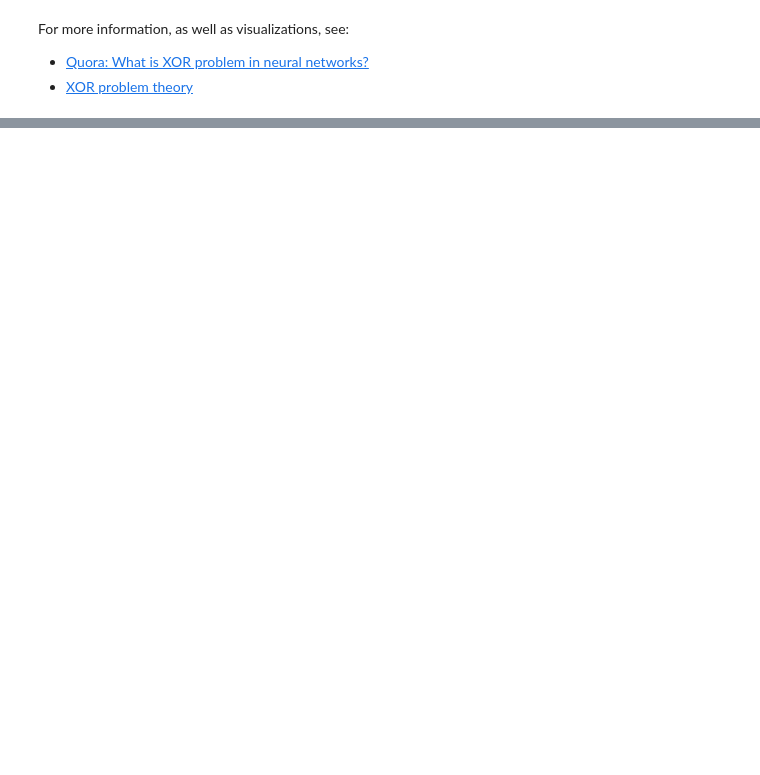
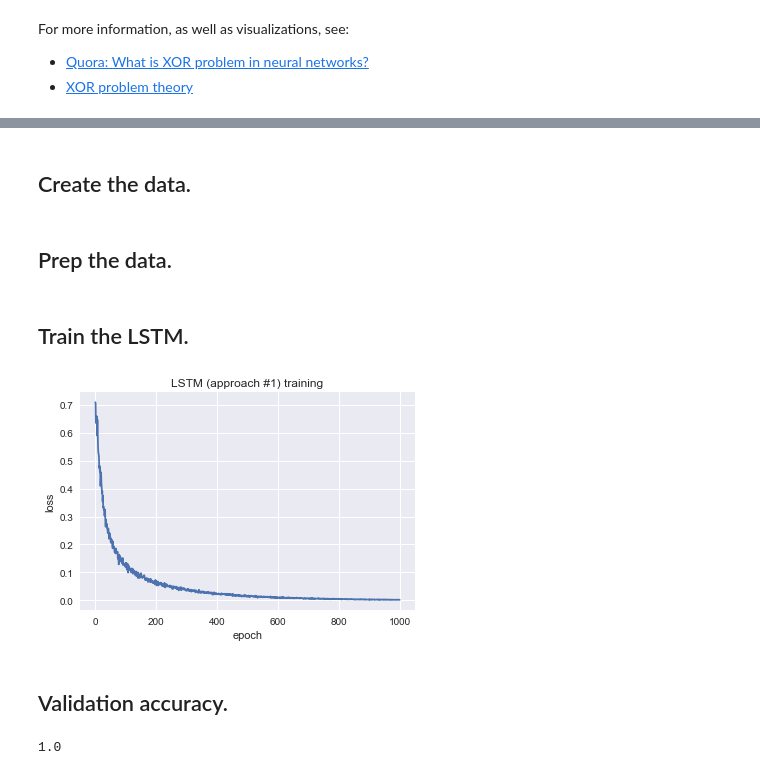
Before and after one commit to jkarimi91/deepxor, a Jupyter notebook: main.ipynb, the cells around one changed output, grey strips where cells are left out. Cells and saved outputs as stored; diff of their text form; code cells hidden in the pictures; blank space fills up the shorter version.

```diff
--- a/main.ipynb
+++ b/main.ipynb
@@ -371,0 +253,6 @@ help(LSTM)
+# %%
+inputs = torch.FloatTensor(inputs).unsqueeze(-1)
+outputs = torch.FloatTensor(outputs).unsqueeze(-1)
+
+dataset = TensorDataset(inputs, outputs)
+dataset = DataLoader(dataset, shuffle=True, batch_size=10)
@@ -371,0 +314,2 @@ help(LSTM)
+# %% [markdown]
+## Create the data.
@@ -371,0 +340,66 @@ help(LSTM)
+# %%
+# Create binary sequences of length 50.
+inputs, outputs = create_data(fixed_seq_len=True)
+# %% [markdown]
+## Prep the data.
+# %%
+inputs = torch.FloatTensor(inputs).unsqueeze(-1)
+outputs = torch.FloatTensor(outputs).unsqueeze(-1)
+
+dataset = TensorDataset(inputs, outputs)
+dataset = DataLoader(dataset, shuffle=True, batch_size=10)
+# %% [markdown]
+## Train the LSTM.
+# %%
+num_iters = 1000
+
+model = Model()
+losses = []
+loss_fxn = nn.BCELoss()
+optimizer = optim.RMSprop(model.parameters())
+
+for i, batch in enumerate(dataset):
+    if i == num_iters:
+        break
+
+    inputs, outputs = batch
+    inputs = Variable(inputs, requires_grad=True)
+    outputs = Variable(outputs)
+
+    predictions = model(inputs)
+    loss = loss_fxn(predictions, outputs)
+
+    optimizer.zero_grad()
+    loss.backward()
+    optimizer.step()
+
+    losses.append(loss.data[0])
+# %%
+# Plot losses
+title = 'LSTM (approach #1) training'
+create_loss_plot(losses, title)
+# %% [output]
+[figure, added]
+# %% [markdown]
+## Validation accuracy.
+# %%
+val_inputs, val_outputs = create_data(fixed_seq_len=True)
+
+val_inputs = torch.FloatTensor(val_inputs).unsqueeze(-1)
+val_outputs = torch.FloatTensor(val_outputs).unsqueeze(-1)
+
+val_inputs = Variable(val_inputs, requires_grad=True)
+val_outputs = Variable(val_outputs)
+
+predicitons = model(val_inputs)
+
+num_examples = len(val_outputs)
+predicitons = np.around(predicitons.data.numpy())
+
+count = (predicitons == val_outputs.data.numpy()).sum()
+
+accuracy = count / float(num_examples)
+
+print accuracy
+# %% [output]
+1.0
```
Also changed, not shown: parts of 62 cells of this notebook.
